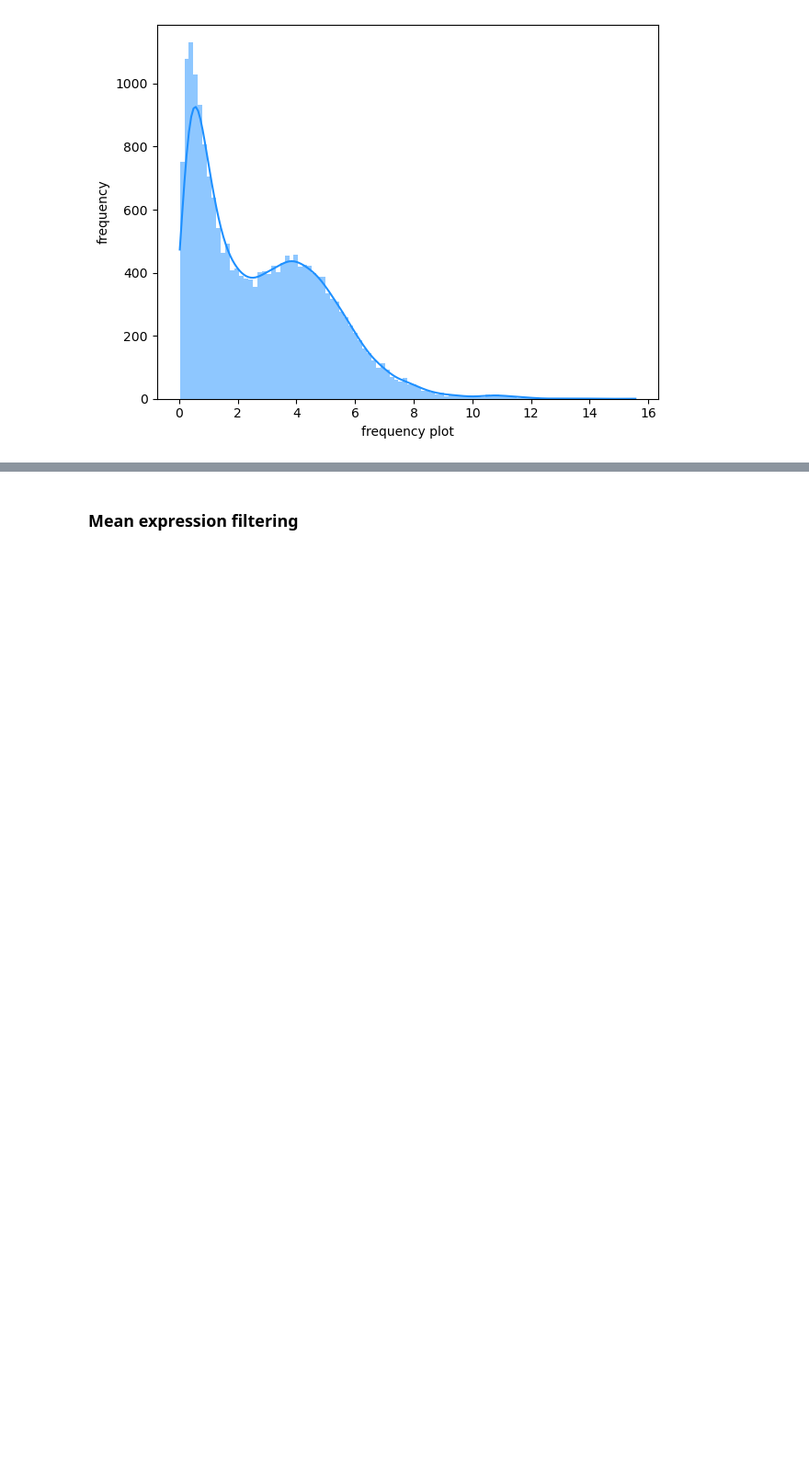
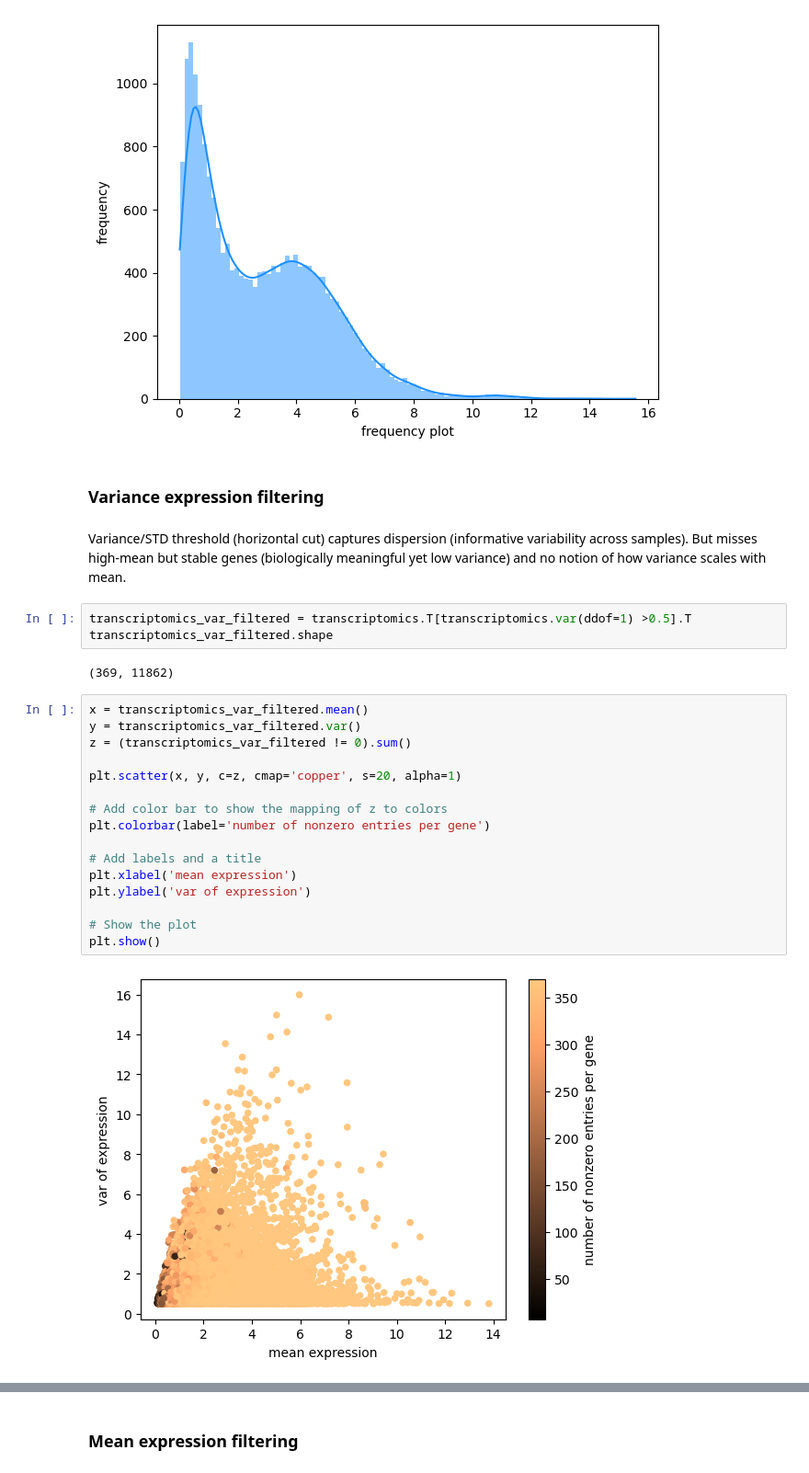
Before and after one commit to flaviocaroli/Cancer-Protein-RNA-research, a Jupyter notebook: 01. pre-processing/02. filtering_matched.ipynb, the cells around one changed output, grey strips where cells are left out. Shown at 92% size. Cells and saved outputs as stored; diff of their text form; blank space fills up the shorter version.

Commit message:
explanations and removed useless cells to filtering notebook

```diff
--- a/01. pre-processing/02. filtering_matched.ipynb
+++ b/01. pre-processing/02. filtering_matched.ipynb
@@ -310,3 +305,31 @@ plot_freq(transcriptomics.mean()[(transcriptomics != 0).sum() > 300],
           title='frequency plot', bins=100)
 # %% [output]
 [figure]
+# %% [markdown]
+### Variance expression filtering
+# %% [markdown]
+Variance/STD threshold (horizontal cut) captures dispersion (informative variability across samples).
+But misses high-mean but stable genes (biologically meaningful yet low variance) and no notion of how variance scales with mean.
+# %%
+transcriptomics_var_filtered = transcriptomics.T[transcriptomics.var(ddof=1) >0.5].T
+transcriptomics_var_filtered.shape
+# %% [output]
+(369, 11862)
+# %%
+x = transcriptomics_var_filtered.mean()
+y = transcriptomics_var_filtered.var()
+z = (transcriptomics_var_filtered != 0).sum()
+
+plt.scatter(x, y, c=z, cmap='copper', s=20, alpha=1)
+
+# Add color bar to show the mapping of z to colors
+plt.colorbar(label='number of nonzero entries per gene')
+
+# Add labels and a title
+plt.xlabel('mean expression')
+plt.ylabel('var of expression')
+
+# Show the plot
+plt.show()
+# %% [output]
+[figure, added]
```
Also changed, not shown: parts of 32 cells of this notebook.
